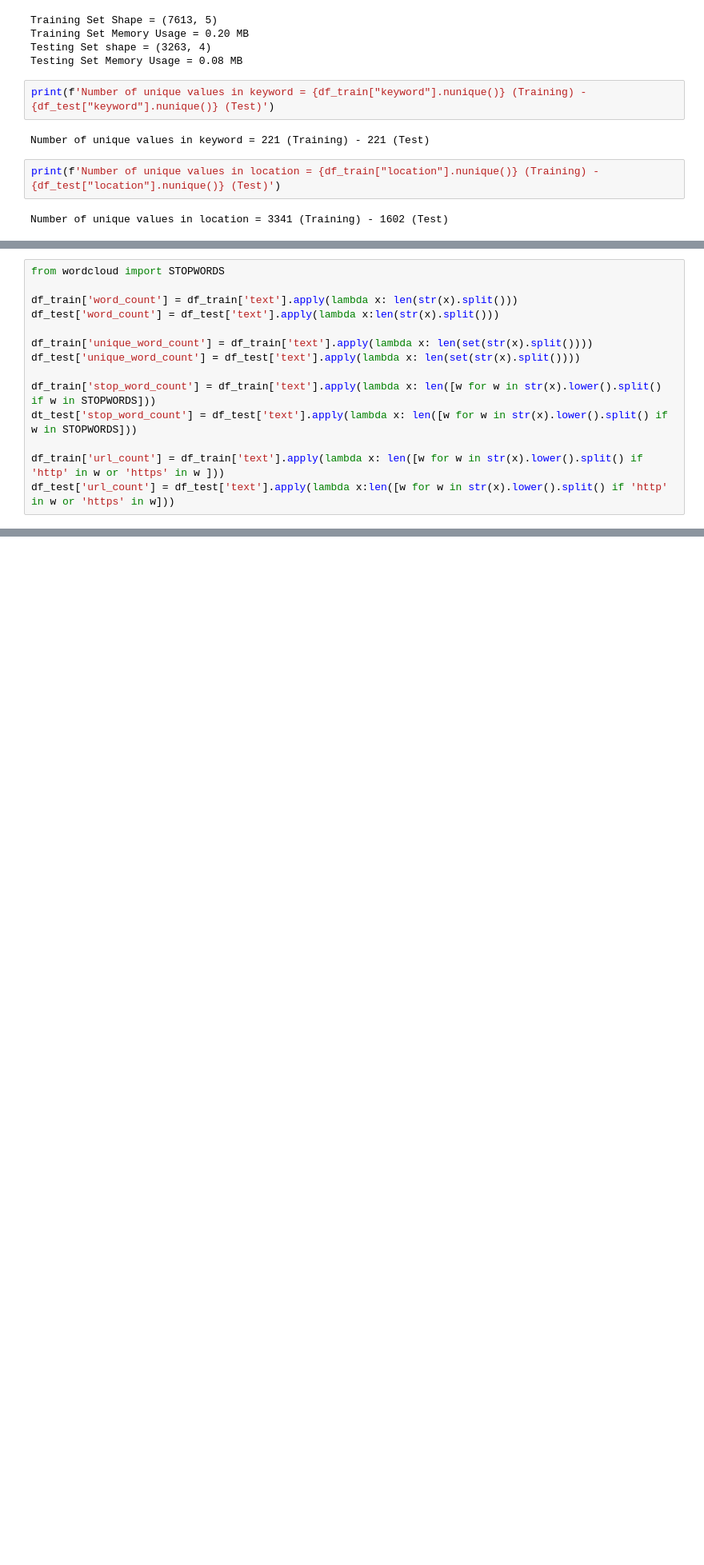
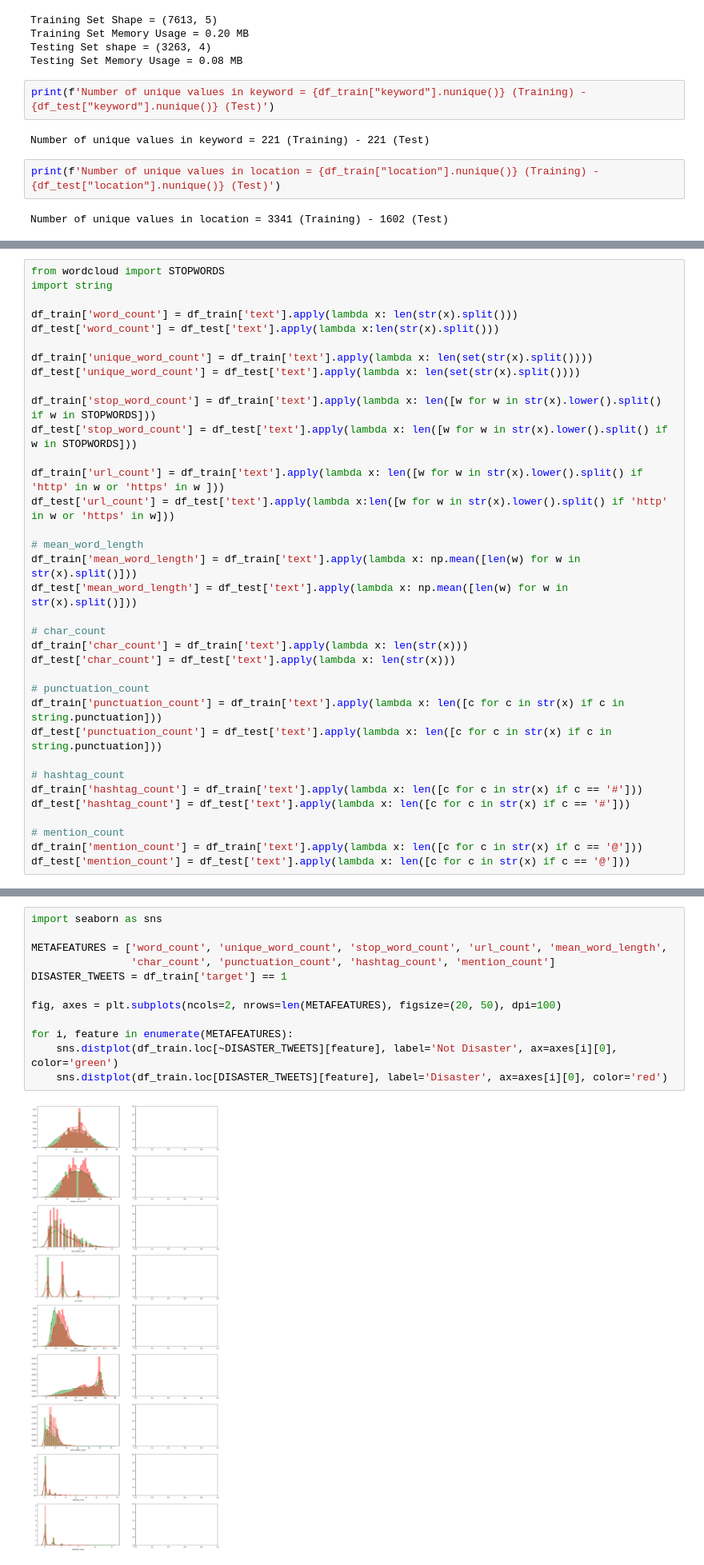
Before and after one commit to Sarankdl/NLP_With_Disaster_Tweets, a Jupyter notebook: Untitled.ipynb, the cells around one changed output, grey strips where cells are left out. Shown: that part at 80% size. Saved outputs shown, nothing was run; the diff lists cells and outputs as text; blank space fills up the shorter version.

Commit message:
added target and N-gerams

```diff
--- a/Untitled.ipynb
+++ b/Untitled.ipynb
@@ -27,5 +29,6 @@ Number of unique values in location = 3341 (Training) - 1602 (Test)
 # %%
 from wordcloud import STOPWORDS
+import string
 
 df_train['word_count'] = df_train['text'].apply(lambda x: len(str(x).split()))
 df_test['word_count'] = df_test['text'].apply(lambda x:len(str(x).split()))
@@ -34,7 +37,27 @@ df_train['unique_word_count'] = df_train['text'].apply(lambda x: len(set(str(x).
 df_test['unique_word_count'] = df_test['text'].apply(lambda x: len(set(str(x).split())))
 
 df_train['stop_word_count'] = df_train['text'].apply(lambda x: len([w for w in str(x).lower().split() if w in STOPWORDS]))
-dt_test['stop_word_count'] = df_test['text'].apply(lambda x: len([w for w in str(x).lower().split() if w in STOPWORDS]))
+df_test['stop_word_count'] = df_test['text'].apply(lambda x: len([w for w in str(x).lower().split() if w in STOPWORDS]))
 
 df_train['url_count'] = df_train['text'].apply(lambda x: len([w for w in str(x).lower().split() if 'http' in w or 'https' in w ]))
 df_test['url_count'] = df_test['text'].apply(lambda x:len([w for w in str(x).lower().split() if 'http' in w or 'https' in w]))
+
+# mean_word_length
+df_train['mean_word_length'] = df_train['text'].apply(lambda x: np.mean([len(w) for w in str(x).split()]))
+df_test['mean_word_length'] = df_test['text'].apply(lambda x: np.mean([len(w) for w in str(x).split()]))
+
+# char_count
+df_train['char_count'] = df_train['text'].apply(lambda x: len(str(x)))
+df_test['char_count'] = df_test['text'].apply(lambda x: len(str(x)))
+
+# punctuation_count
+df_train['punctuation_count'] = df_train['text'].apply(lambda x: len([c for c in str(x) if c in string.punctuation]))
+df_test['punctuation_count'] = df_test['text'].apply(lambda x: len([c for c in str(x) if c in string.punctuation]))
+
+# hashtag_count
+df_train['hashtag_count'] = df_train['text'].apply(lambda x: len([c for c in str(x) if c == '#']))
+df_test['hashtag_count'] = df_test['text'].apply(lambda x: len([c for c in str(x) if c == '#']))
+
+# mention_count
+df_train['mention_count'] = df_train['text'].apply(lambda x: len([c for c in str(x) if c == '@']))
+df_test['mention_count'] = df_test['text'].apply(lambda x: len([c for c in str(x) if c == '@']))
@@ -42,0 +64,14 @@ ModuleNotFoundError: No module named 'wordcloud'
+# %%
+import seaborn as sns
+
+METAFEATURES = ['word_count', 'unique_word_count', 'stop_word_count', 'url_count', 'mean_word_length',
+                'char_count', 'punctuation_count', 'hashtag_count', 'mention_count']
+DISASTER_TWEETS = df_train['target'] == 1
+
+fig, axes = plt.subplots(ncols=2, nrows=len(METAFEATURES), figsize=(20, 50), dpi=100)
+
+for i, feature in enumerate(METAFEATURES):
+    sns.distplot(df_train.loc[~DISASTER_TWEETS][feature], label='Not Disaster', ax=axes[i][0], color='green')
+    sns.distplot(df_train.loc[DISASTER_TWEETS][feature], label='Disaster', ax=axes[i][0], color='red')
+# %% [output]
+[figure, added]
```
Also changed, not shown: parts of 5 cells of this notebook.
